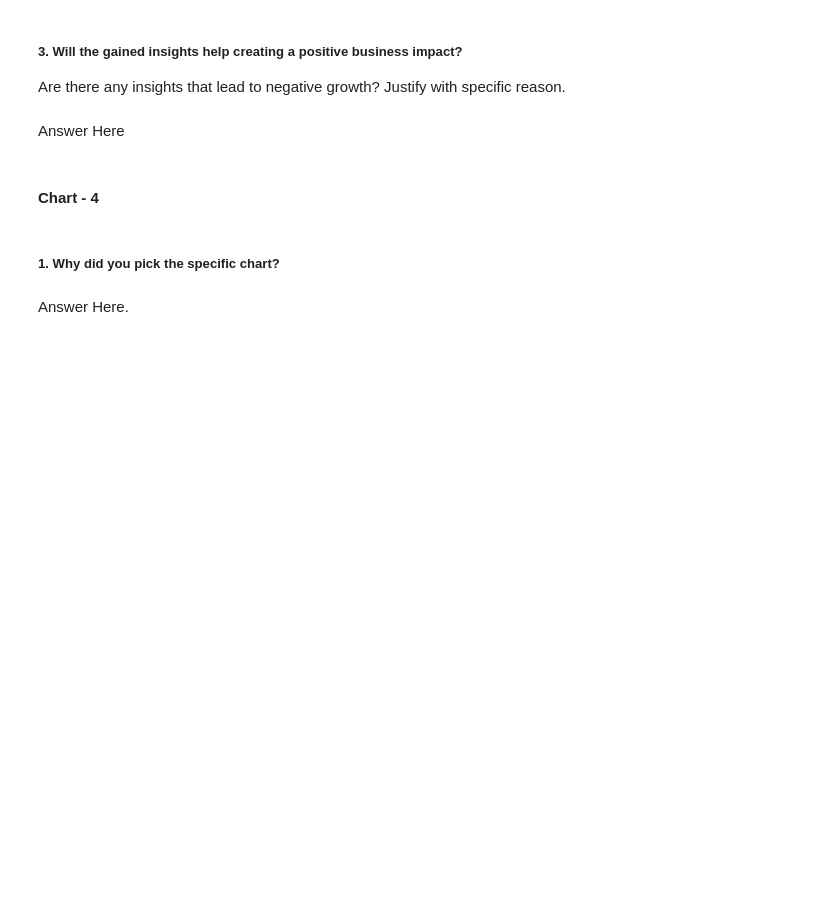
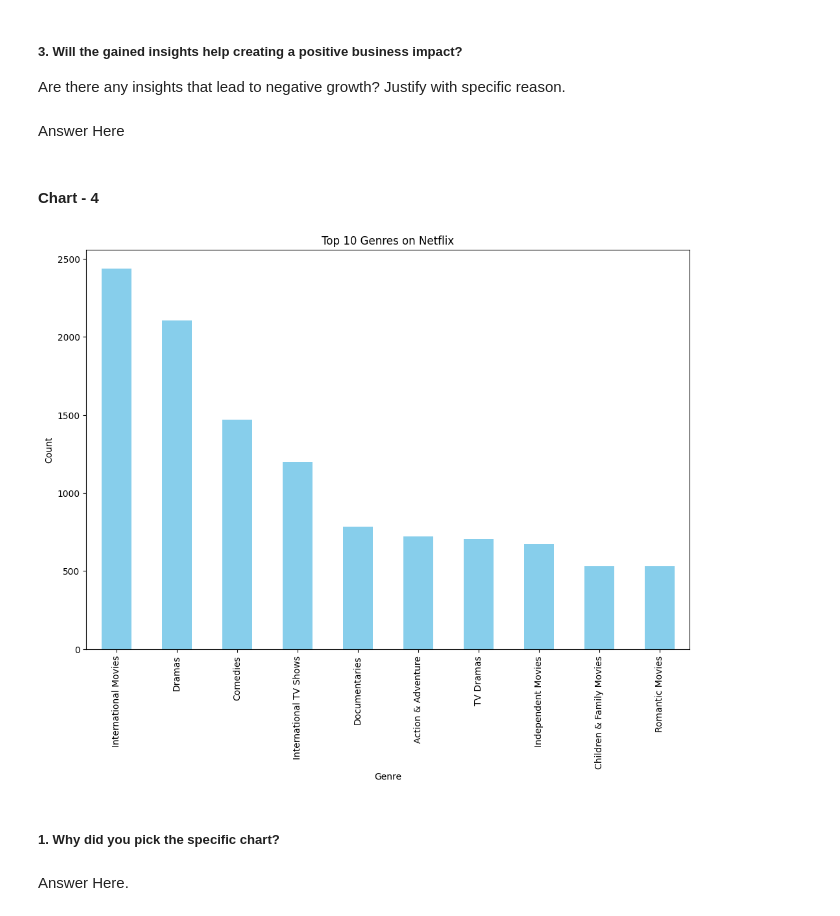
Before and after one commit to Manikanta898/Unsupervised-ML---Netflix-Movies-and-TV-Shows-Clustering, a Jupyter notebook: Netflix_Movies_and_TV_Shows_Clustering.ipynb, the cells around one changed output. Saved outputs shown, nothing was run; the diff lists cells and outputs as text; code cells hidden in the pictures; blank space fills up the shorter version.

```diff
--- a/Netflix_Movies_and_TV_Shows_Clustering.ipynb
+++ b/Netflix_Movies_and_TV_Shows_Clustering.ipynb
@@ -444,12 +557,14 @@ Answer Here
 # %%
 # Chart - 4 visualization code
 plt.figure(figsize=(12,8))
-top_genres = data['listed_in'].str.split(', ', expand=True).stack().value_counts().head(10)
+top_genres = df['listed_in'].str.split(', ', expand=True).stack().value_counts().head(10)
 top_genres.plot(kind='bar', color='skyblue')
 plt.title('Top 10 Genres on Netflix')
 plt.xlabel('Genre')
 plt.ylabel('Count')
 plt.show()
+# %% [output]
+[figure, added]
 # %% [markdown]
 ##### 1. Why did you pick the specific chart?
 # %% [markdown]
```
Also changed, not shown: parts of 26 cells of this notebook.
